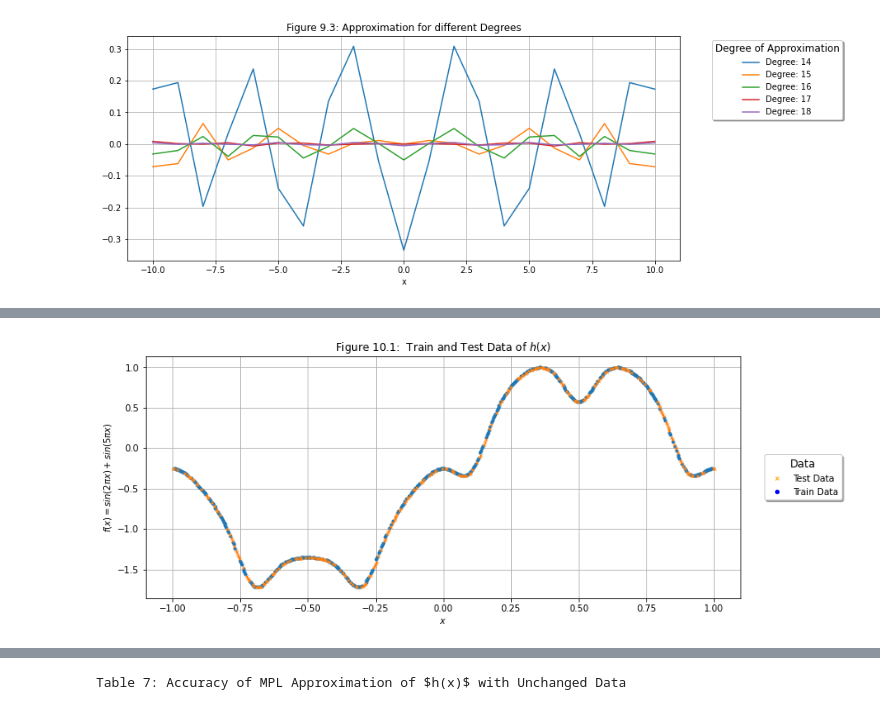
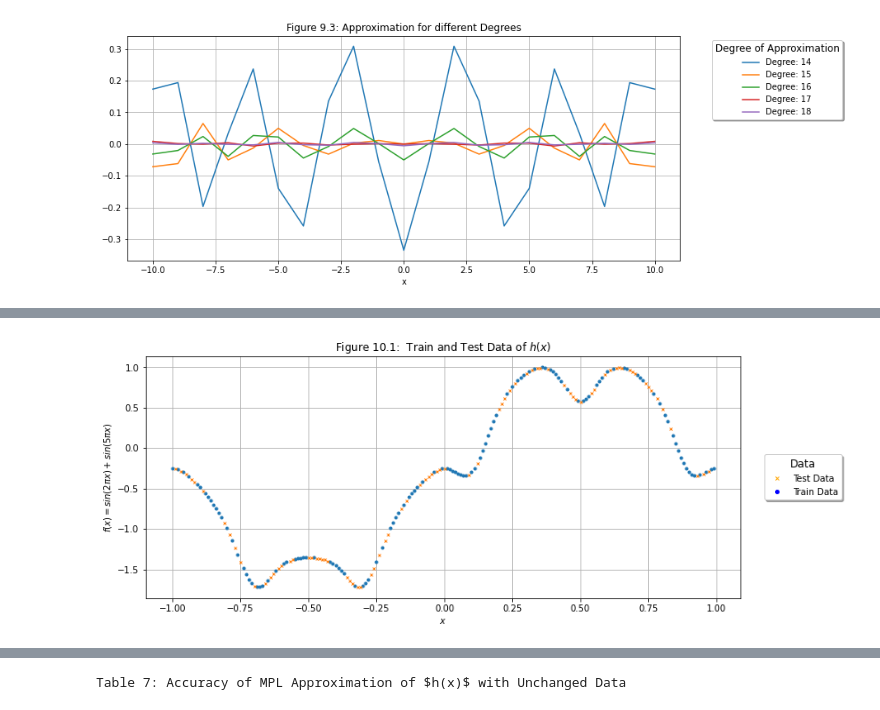
Before and after one commit to ArbiKodraj/Final_Project, a Jupyter notebook: FunctionApproximation.ipynb, the cells around one changed output, grey strips where cells are left out. Saved outputs shown, nothing was run; the diff lists cells and outputs as text; code cells hidden in the pictures.

```diff
--- a/FunctionApproximation.ipynb
+++ b/FunctionApproximation.ipynb
@@ -450,14 +531,18 @@ https://www.gsb.stanford.edu/faculty-research/publications/impact-machine-learni
 # %%
-x_train, x_test, y_train, y_test = split_method(np.arange(-1, 1, .003), h, 0.4)
+x_train, x_test, y_train, y_test = split_method(
+    np.arange(-1, 1, .01),
+    h,
+    0.4
+)
 plot_train_test(x_train,
                 x_test,
                 y_train,
                 y_test,
                 None,
                 "$x$",
                 "$f(x) = sin(2 \pi x) + sin(5 \pi x)$",
                 10.1,
                 10.2,
                 '')
 # %% [output]
-[figure, old version]
+[figure, new version]
```
Also changed, not shown: parts of 25 cells of this notebook, 5 other files.
